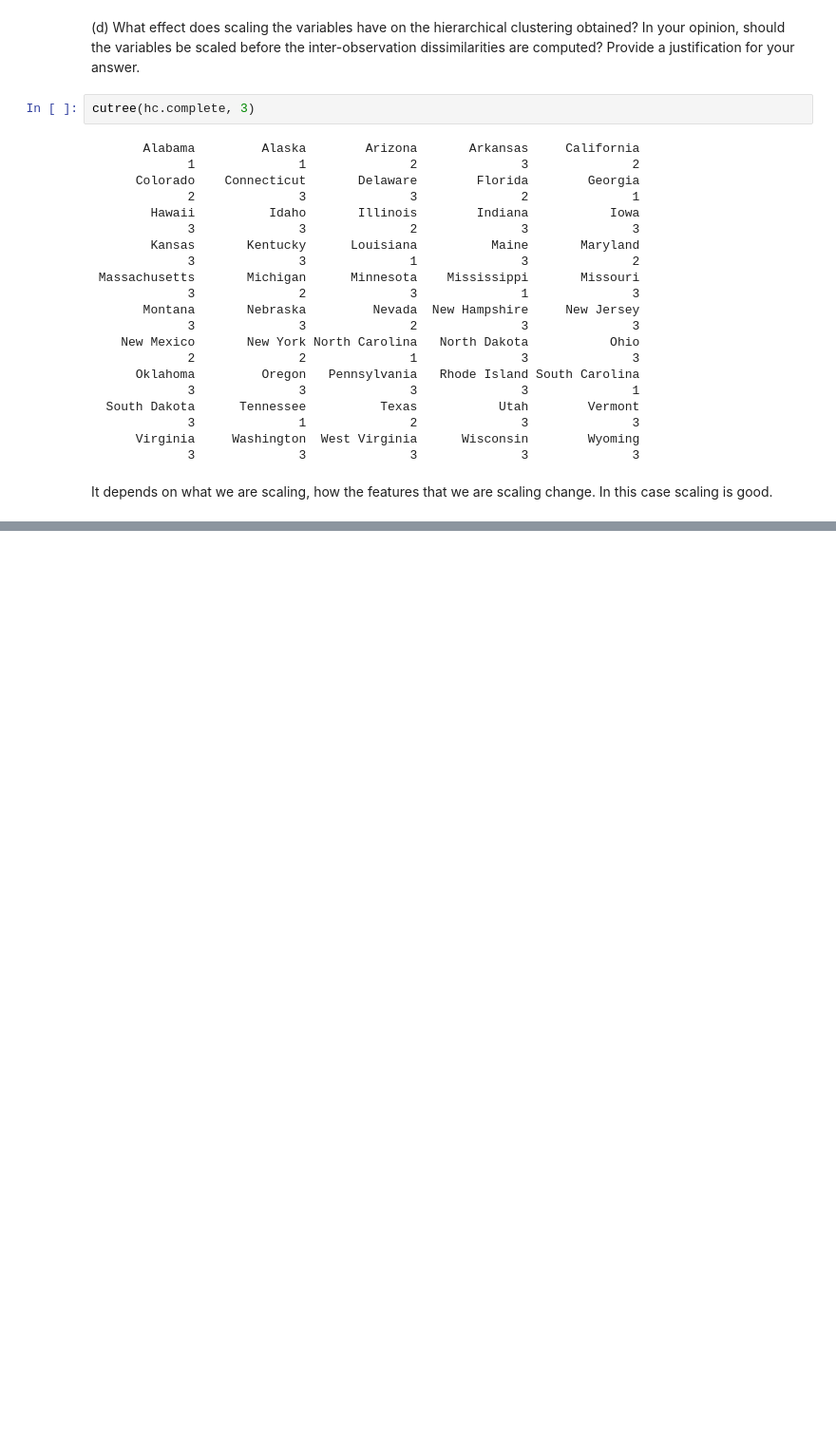
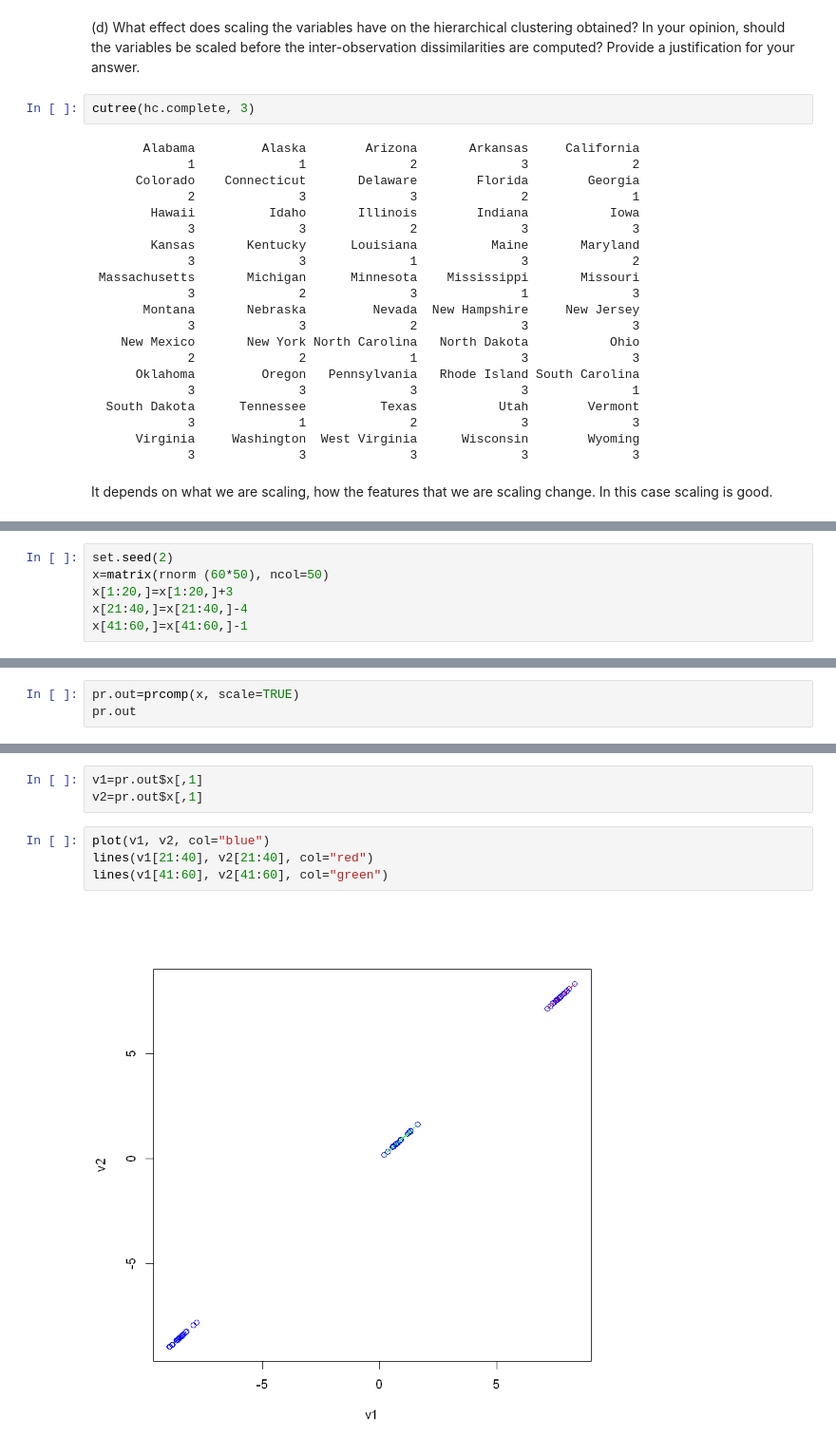
Before and after one commit to kuzn137/Statistical_problems, a Jupyter notebook: Ch10R.ipynb, the cells around one changed output, grey strips where cells are left out. Shown at 95% size. Drawn from its saved outputs; the diff is of its cells as text; blank space fills up the shorter version.

```diff
--- a/Ch10R.ipynb
+++ b/Ch10R.ipynb
@@ -228,0 +237,6 @@ It depends on what we are scaling, how the features that we are scaling change.
+# %%
+set.seed(2)
+x=matrix(rnorm (60*50), ncol=50)
+x[1:20,]=x[1:20,]+3
+x[21:40,]=x[21:40,]-4
+x[41:60,]=x[41:60,]-1
@@ -228,0 +251,3 @@ It depends on what we are scaling, how the features that we are scaling change.
+# %%
+pr.out=prcomp(x, scale=TRUE)
+pr.out
@@ -228,0 +272,9 @@ It depends on what we are scaling, how the features that we are scaling change.
+# %%
+v1=pr.out$x[,1]
+v2=pr.out$x[,1]
+# %%
+plot(v1, v2, col="blue")
+lines(v1[21:40], v2[21:40], col="red")
+lines(v1[41:60], v2[41:60], col="green")
+# %% [output]
+[figure, added]
```
Also changed, not shown: parts of 5 cells of this notebook.
